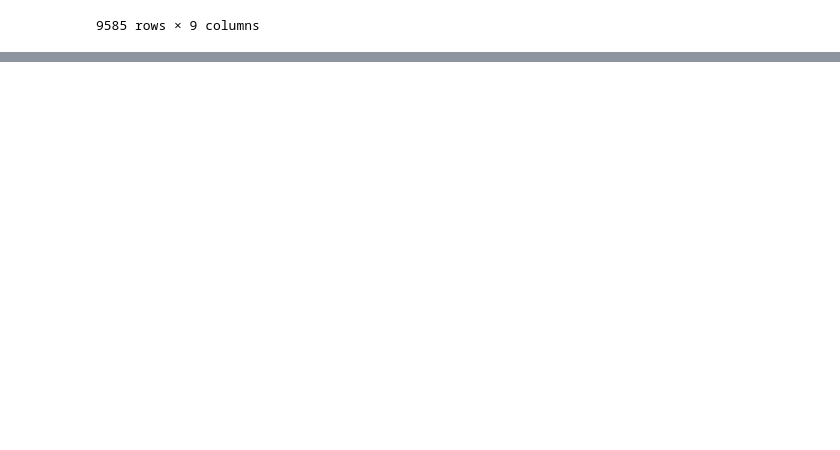
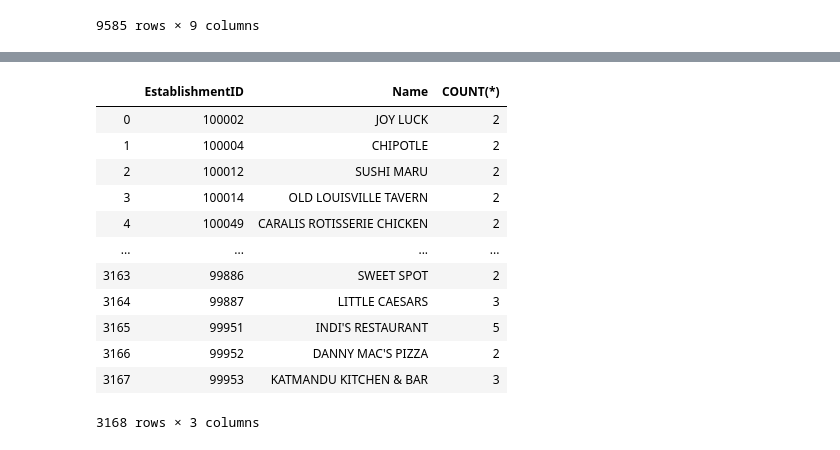
Before and after one commit to Reevin/python_codelou, a Jupyter notebook: FoodServiceDataSQL.ipynb, the cells around one changed output, grey strips where cells are left out. Cells and saved outputs as stored; diff of their text form; code cells hidden in the pictures; blank space fills up the shorter version.

```diff
--- a/FoodServiceDataSQL.ipynb
+++ b/FoodServiceDataSQL.ipynb
@@ -132,0 +135,20 @@ run_query(query)
+# %%
+# Running a search for duplicate ratings
+query = """
+SELECT "0" AS "EstablishmentID", "2" AS "Name", COUNT(*)
+FROM foodscores GROUP BY "0", "2" HAVING COUNT(*) > 1;"""
+run_query(query)
+# %% [output]
+|  | EstablishmentID | Name | COUNT(*) |
+| 0 | 100002 | JOY LUCK | 2 |
+| 1 | 100004 | CHIPOTLE | 2 |
+| 2 | 100012 | SUSHI MARU | 2 |
+| 3 | 100014 | OLD LOUISVILLE TAVERN | 2 |
+| 4 | 100049 | CARALIS ROTISSERIE CHICKEN | 2 |
+| ... | ... | ... | ... |
+| 3163 | 99886 | SWEET SPOT | 2 |
+| 3164 | 99887 | LITTLE CAESARS | 3 |
+| 3165 | 99951 | INDI'S RESTAURANT | 5 |
+| 3166 | 99952 | DANNY MAC'S PIZZA | 2 |
+| 3167 | 99953 | KATMANDU KITCHEN & BAR | 3 |
+3168 rows × 3 columns
```
Also changed, not shown: parts of 3 cells of this notebook, 1 other file.
